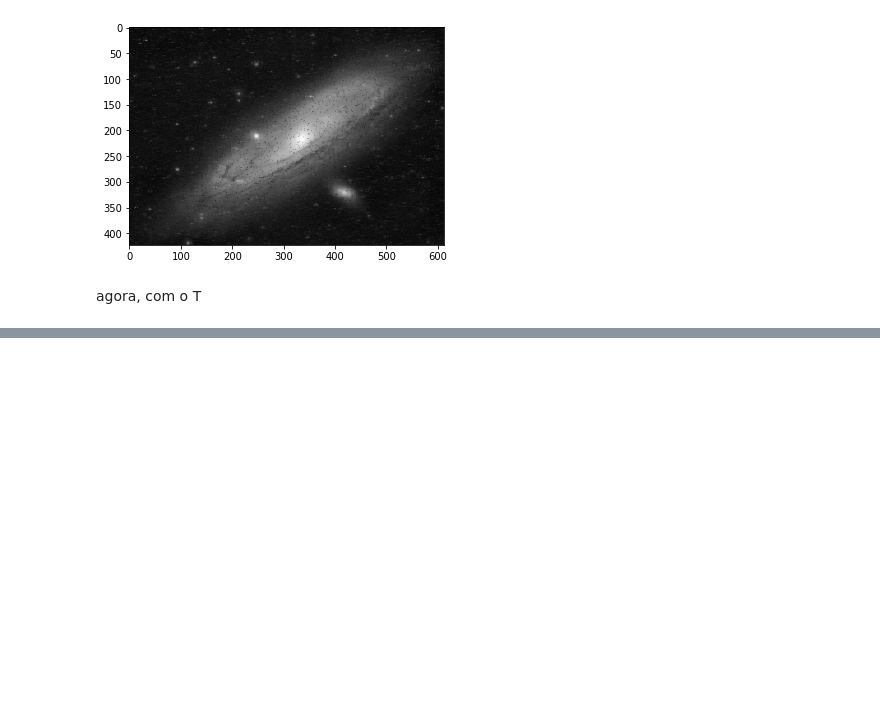
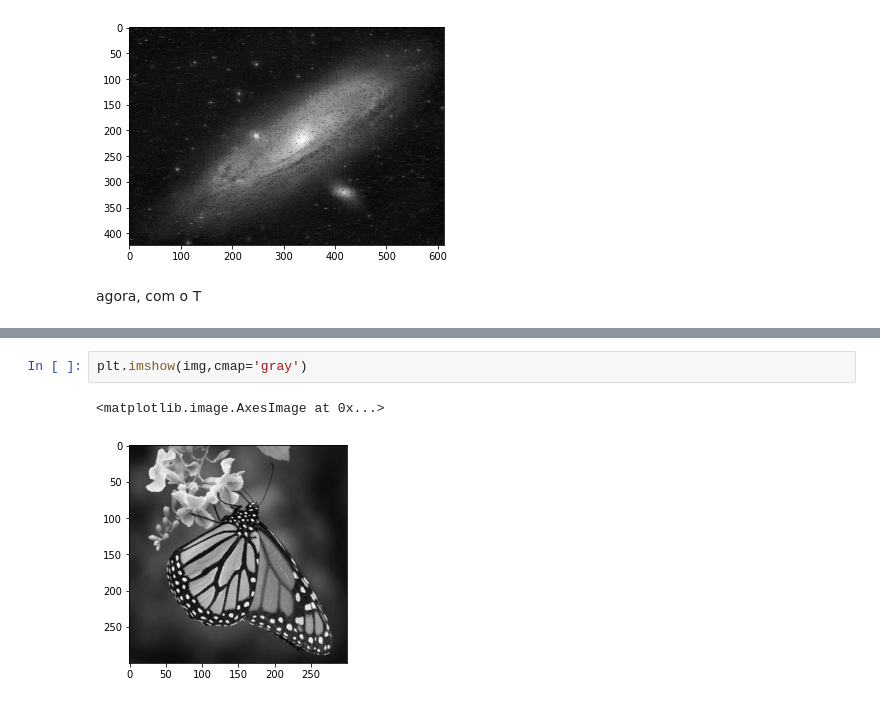
Before and after one commit to reinanbr/denoise_img, a Jupyter notebook: Brincando e Testando.ipynb, the cells around one changed output, grey strips where cells are left out. Cells and saved outputs as stored; diff of their text form; blank space fills up the shorter version.

```diff
--- a/Brincando e Testando.ipynb
+++ b/Brincando e Testando.ipynb
@@ -152,0 +168,5 @@ foi... sheipado
+# %%
+plt.imshow(img,cmap='gray')
+# %% [output]
+<matplotlib.image.AxesImage at 0x...>
+[figure, added]
```
Also changed, not shown: parts of 12 cells of this notebook, 12 other files.
